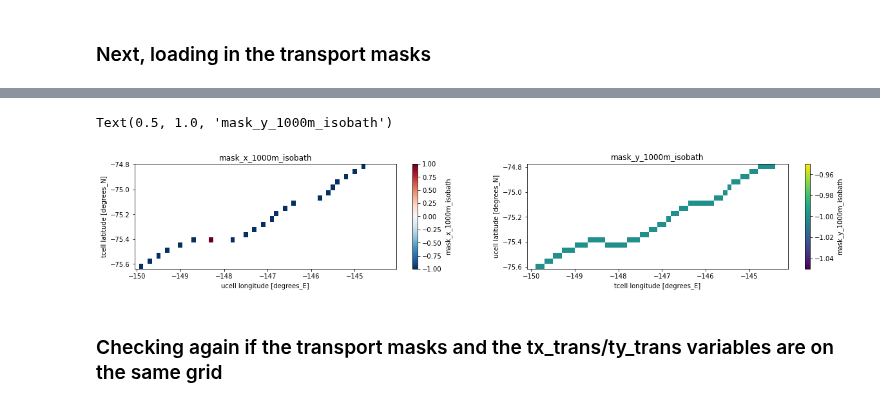
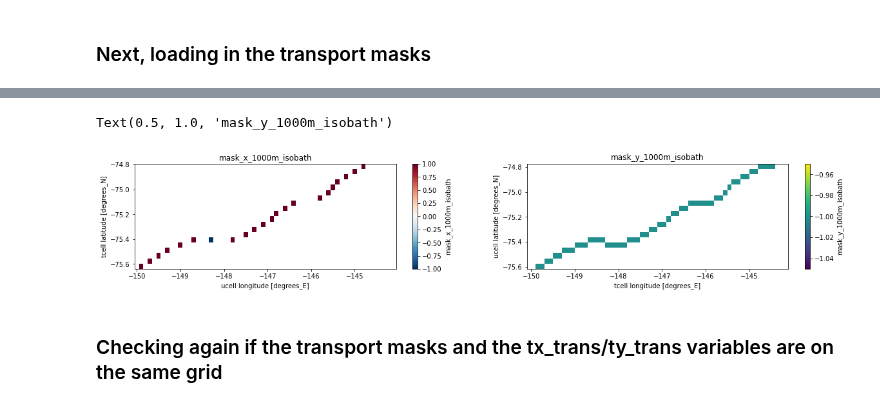
Before and after one commit to mauricehuguenin/sharing, a Jupyter notebook: across_shelf_heat_fluxes_discuss_with_ryan.ipynb, the cells around one changed output, grey strips where cells are left out. Saved outputs shown, nothing was run; the diff lists cells and outputs as text; code cells hidden in the pictures.

```diff
--- a/across_shelf_heat_fluxes_discuss_with_ryan.ipynb
+++ b/across_shelf_heat_fluxes_discuss_with_ryan.ipynb
@@ -86,9 +86,11 @@ mask_y_transport_ucells = xr.open_dataset(base_mask + 'mask_y_transport_ucells_1
     {'y_ocean': 'yu_ocean', 'x_ocean': 'xt_ocean'})[sel_lat[0]:sel_lat[1],sel_lon[0]:sel_lon[1]]
 mask_y_transport_ucells = mask_y_transport_ucells.where(mask_y_transport_ucells != 0)
 
+# -------------------------------------------------- #
 # multiply with -1 to get across-shelf, poleward directed mask (that is, each flux going south/in almost all cases east across the mask is positive)
-mask_x_transport_ucells = mask_x_transport_ucells * -1
+# mask_x_transport_ucells = mask_x_transport_ucells * -1
 mask_y_transport_ucells = mask_y_transport_ucells * -1
+# -------------------------------------------------- #
 
 plt.figure(figsize=(20,3)); plt.subplot(1,2,1); mask_x_transport_ucells[130:150,:60].plot(); plt.title('mask_x_1000m_isobath')
 plt.subplot(1,2,2); mask_y_transport_ucells[130:150,:60].plot(); plt.title('mask_y_1000m_isobath')
@@ -99,5 +101,5 @@ Wall time: 147 ms
 Text(0.5, 1.0, 'mask_y_1000m_isobath')
-[figure, old version]
+[figure, new version]
 # %% [markdown]
 ### Checking again if the transport masks and the tx_trans/ty_trans variables are on the same grid
 # %%
```
Also changed, not shown: parts of 11 cells of this notebook.
